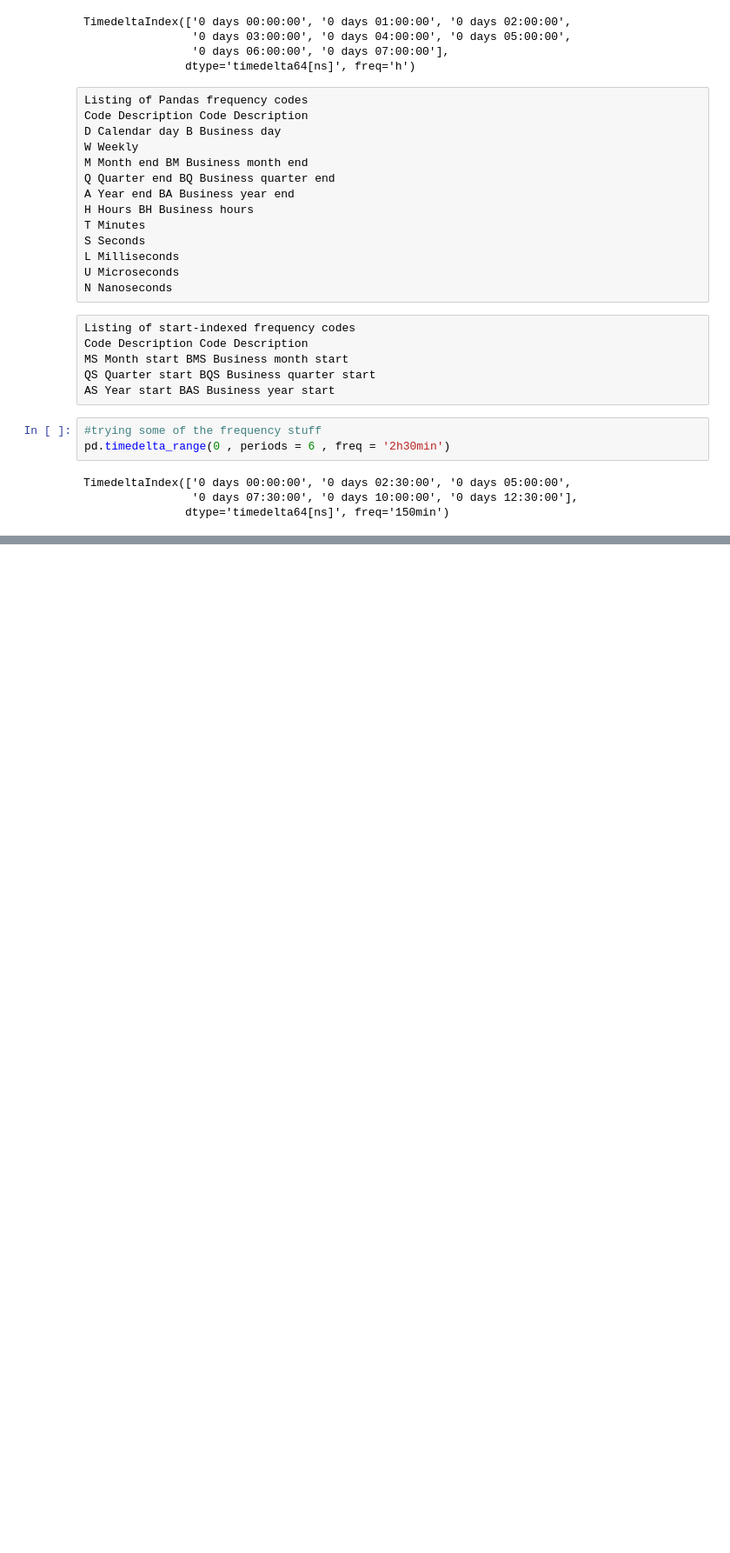
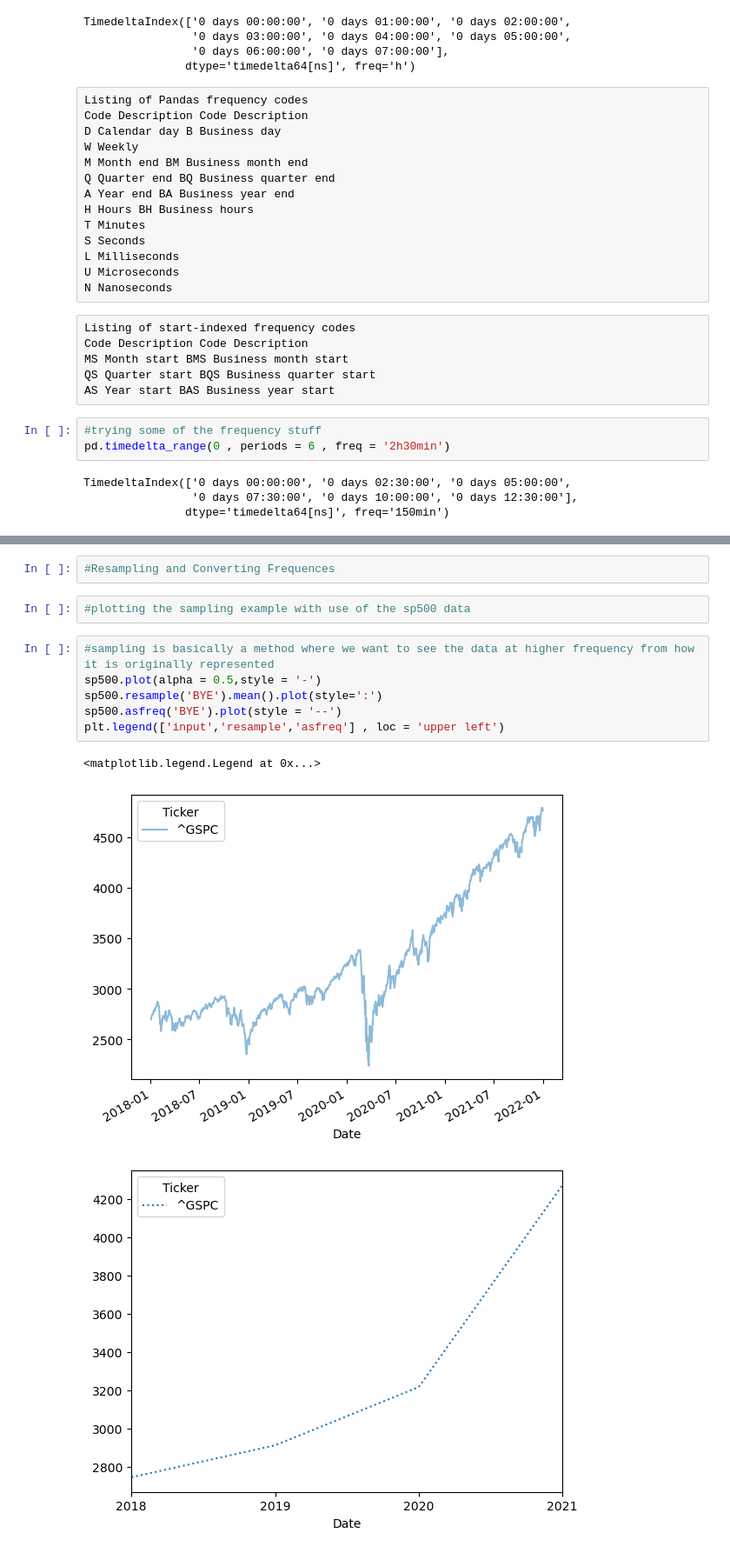
Before and after one commit to Venux09/Data_science_handbook_study, a Jupyter notebook: pandas-data_science_handbook/pandas_13.ipynb, the cells around one changed output, grey strips where cells are left out. Shown at 87% size. Saved outputs shown, nothing was run; the diff lists cells and outputs as text; blank space fills up the shorter version.

```diff
--- a/pandas-data_science_handbook/pandas_13.ipynb
+++ b/pandas-data_science_handbook/pandas_13.ipynb
@@ -255,0 +274,14 @@ ModuleNotFoundError: No module named 'pandas_datareader'
+# %%
+#Resampling and Converting Frequences
+# %%
+#plotting the sampling example with use of the sp500 data
+# %%
+#sampling is basically a method where we want to see the data at higher frequency from how it is originally represented
+sp500.plot(alpha = 0.5,style = '-')
+sp500.resample('BYE').mean().plot(style=':')
+sp500.asfreq('BYE').plot(style = '--')
+plt.legend(['input','resample','asfreq'] , loc = 'upper left')
+# %% [output]
+<matplotlib.legend.Legend at 0x...>
+[figure, added]
+[figure, added]
```
Also changed, not shown: parts of 6 cells of this notebook, 1 other file.
